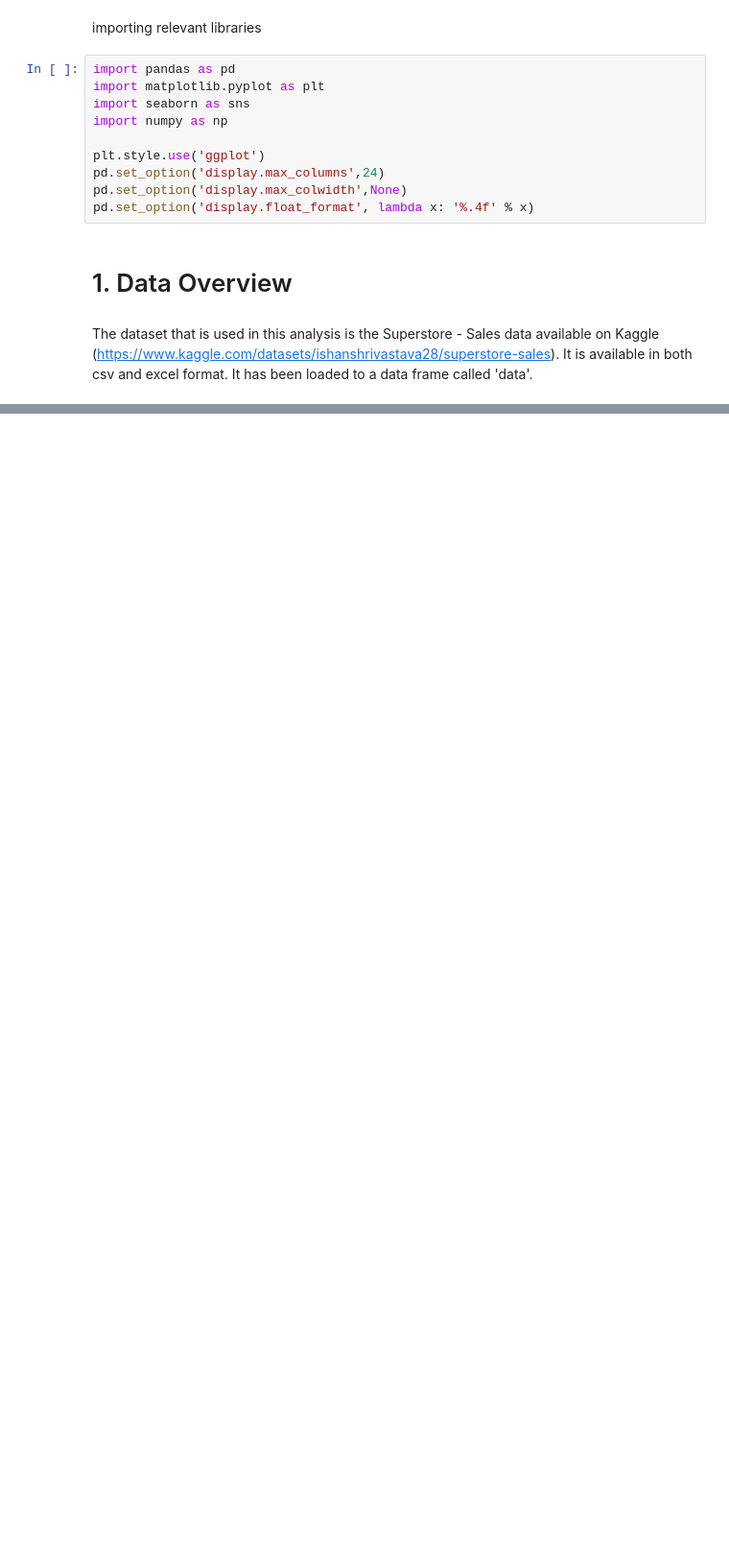
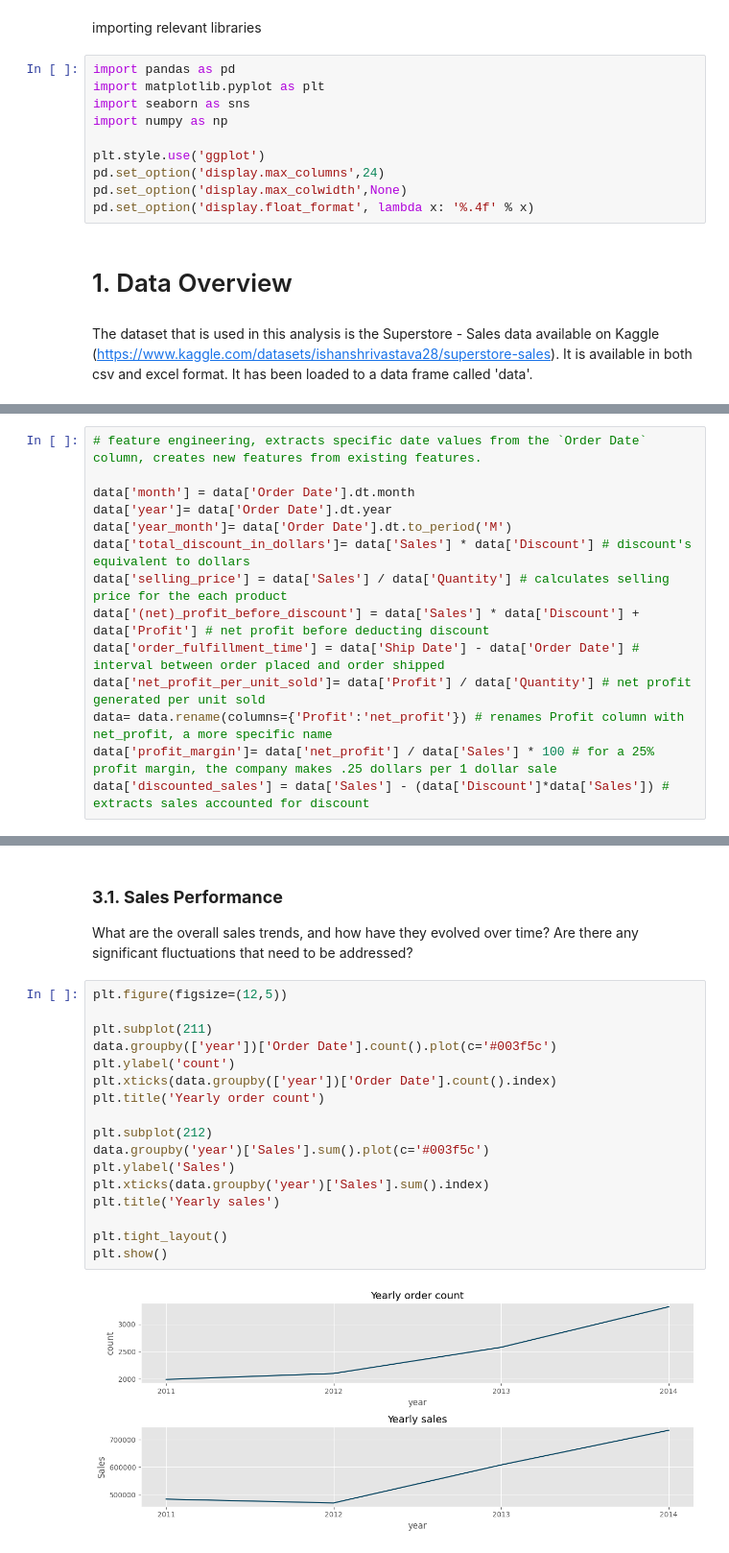
Before and after one commit to mantra0519/Retail_store_analysis, a Jupyter notebook: store_analysis.ipynb, the cells around one changed output, grey strips where cells are left out. Shown: that part at 96% size. Saved outputs shown, nothing was run; the diff lists cells and outputs as text; blank space fills up the shorter version.

```diff
--- a/store_analysis.ipynb
+++ b/store_analysis.ipynb
@@ -37,0 +131,14 @@ data.head(3)
+# %%
+# feature engineering, extracts specific date values from the `Order Date` column, creates new features from existing features.
+
+data['month'] = data['Order Date'].dt.month
+data['year']= data['Order Date'].dt.year
+data['year_month']= data['Order Date'].dt.to_period('M')
+data['total_discount_in_dollars']= data['Sales'] * data['Discount'] # discount's equivalent to dollars
+data['selling_price'] = data['Sales'] / data['Quantity'] # calculates selling price for the each product
+data['(net)_profit_before_discount'] = data['Sales'] * data['Discount'] + data['Profit'] # net profit before deducting discount
+data['order_fulfillment_time'] = data['Ship Date'] - data['Order Date'] # interval between order placed and order shipped
+data['net_profit_per_unit_sold']= data['Profit'] / data['Quantity'] # net profit generated per unit sold
+data= data.rename(columns={'Profit':'net_profit'}) # renames Profit column with net_profit, a more specific name
+data['profit_margin']= data['net_profit'] / data['Sales'] * 100 # for a 25% profit margin, the company makes .25 dollars per 1 dollar sale
+data['discounted_sales'] = data['Sales'] - (data['Discount']*data['Sales']) # extracts sales accounted for discount
@@ -37,0 +217,22 @@ data.head(3)
+# %% [markdown]
+### **3.1. Sales Performance**
+What are the overall sales trends, and how have they evolved over time? Are there any significant fluctuations that need to be addressed?
+# %%
+plt.figure(figsize=(12,5))
+
+plt.subplot(211)
+data.groupby(['year'])['Order Date'].count().plot(c='#003f5c')
+plt.ylabel('count')
+plt.xticks(data.groupby(['year'])['Order Date'].count().index)
+plt.title('Yearly order count')
+
+plt.subplot(212)
+data.groupby('year')['Sales'].sum().plot(c='#003f5c')
+plt.ylabel('Sales')
+plt.xticks(data.groupby('year')['Sales'].sum().index)
+plt.title('Yearly sales')
+
+plt.tight_layout()
+plt.show()
+# %% [output]
+[figure, added]
```
Also changed, not shown: parts of 28 cells of this notebook.
